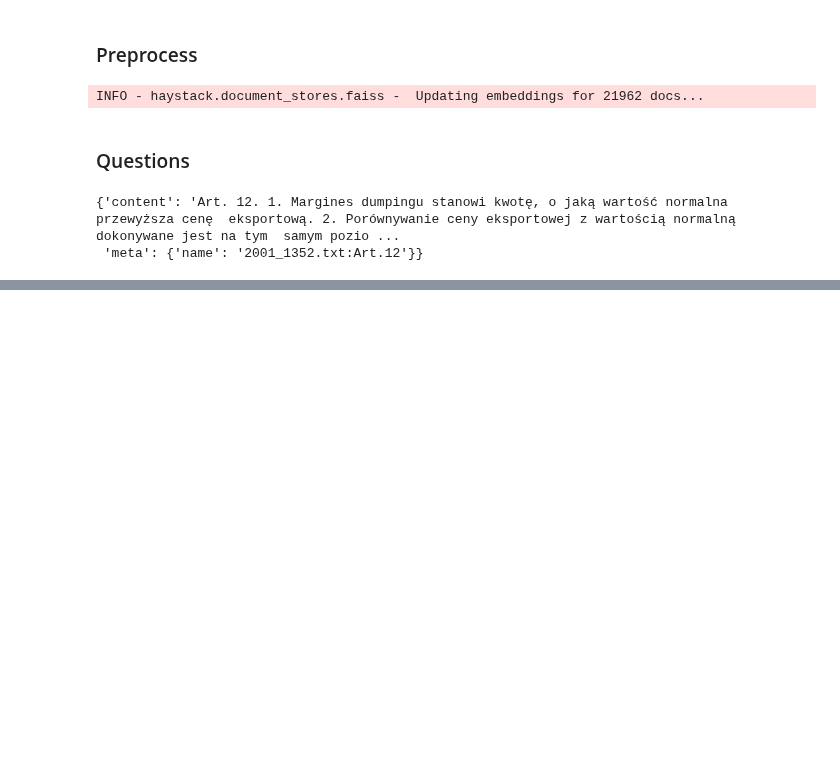
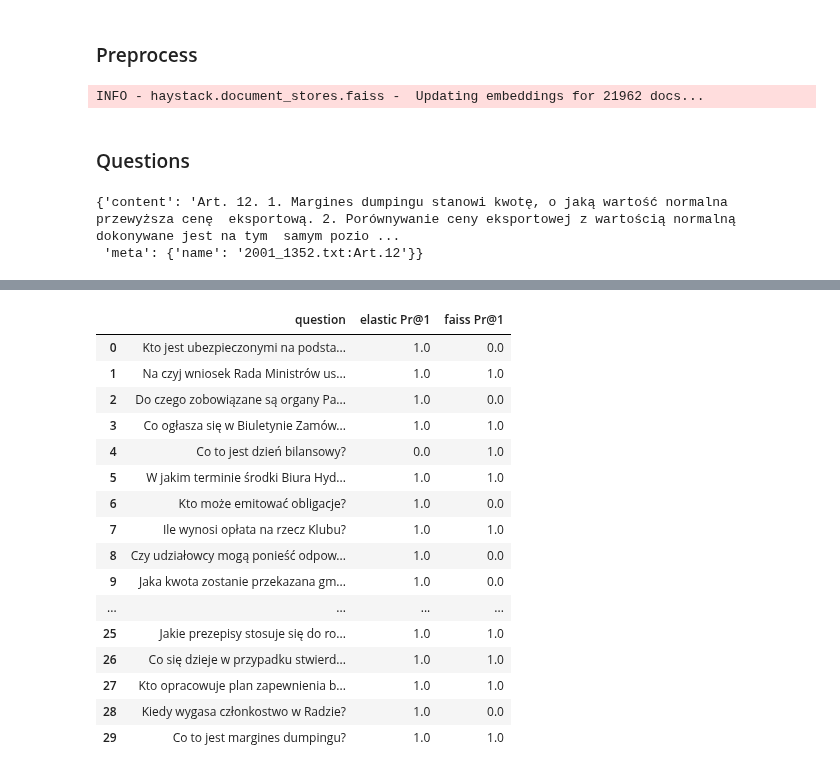
Before and after one commit to arkadiuss/nlp, a Jupyter notebook: 9_neural_search/9_neural_search.ipynb, the cells around one changed output, grey strips where cells are left out. Drawn from its saved outputs; the diff is of its cells as text; code cells hidden in the pictures; blank space fills up the shorter version.

```diff
--- a/9_neural_search/9_neural_search.ipynb
+++ b/9_neural_search/9_neural_search.ipynb
@@ -216,0 +218,51 @@ deduplicate_qa()
+# %%
+def read_answers():
+    ans = {}
+    with open(QUESTIONS_FILE_NAME_FINAL, 'r') as f:
+        reader = csv.reader(f, delimiter=';')
+        for r in reader:
+            if r[0] in ans:
+                ans[r[0]].add(r[1])
+            else:
+                ans[r[0]] = { r[1] }
+    return ans
+
+answers = read_answers()
+# %%
+def PrAtN(q, retriever, n):
+    candidate_documents = retriever.retrieve(query=q, top_k=n)
+    i = 0
+    for d in candidate_documents:
+
+        if str(d.meta["name"]) in answers[q]:
+            i += 1
+    return 1.0*i/n
+
+def PrAtNAll(n):
+    res = []
+    for question_obj in questions:
+        q = question_obj["question"]
+        e = PrAtN(q, elastic_retriever, n)
+        f = PrAtN(q, faiss_retriever, n)
+        res.append((q,e,f))
+    return pd.DataFrame(data=res, columns=["question",f"elastic Pr@{n}",f"faiss Pr@{n}"])
+# %%
+PrAtNAll(1)
+# %% [output]
+|  | question | elastic Pr@1 | faiss Pr@1 |
+| 0 | Kto jest ubezpieczonymi na podsta... | 1.0 | 0.0 |
+| 1 | Na czyj wniosek Rada Ministrów us... | 1.0 | 1.0 |
+| 2 | Do czego zobowiązane są organy Pa... | 1.0 | 0.0 |
+| 3 | Co ogłasza się w Biuletynie Zamów... | 1.0 | 1.0 |
+| 4 | Co to jest dzień bilansowy? | 0.0 | 1.0 |
+| 5 | W jakim terminie środki Biura Hyd... | 1.0 | 1.0 |
+| 6 | Kto może emitować obligacje? | 1.0 | 0.0 |
+| 7 | Ile wynosi opłata na rzecz Klubu? | 1.0 | 1.0 |
+| 8 | Czy udziałowcy mogą ponieść odpow... | 1.0 | 0.0 |
+| 9 | Jaka kwota zostanie przekazana gm... | 1.0 | 0.0 |
+| ... | ... | ... | ... |
+| 25 | Jakie prezepisy stosuje się do ro... | 1.0 | 1.0 |
+| 26 | Co się dzieje w przypadku stwierd... | 1.0 | 1.0 |
+| 27 | Kto opracowuje plan zapewnienia b... | 1.0 | 1.0 |
+| 28 | Kiedy wygasa członkostwo w Radzie? | 1.0 | 0.0 |
+| 29 | Co to jest margines dumpingu? | 1.0 | 1.0 |
```
Also changed, not shown: parts of 12 cells of this notebook.
